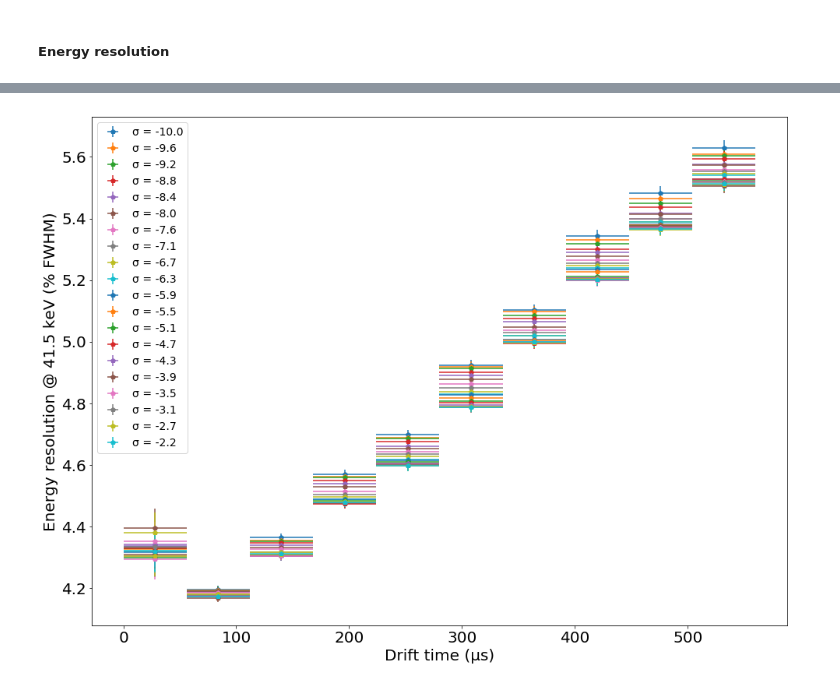
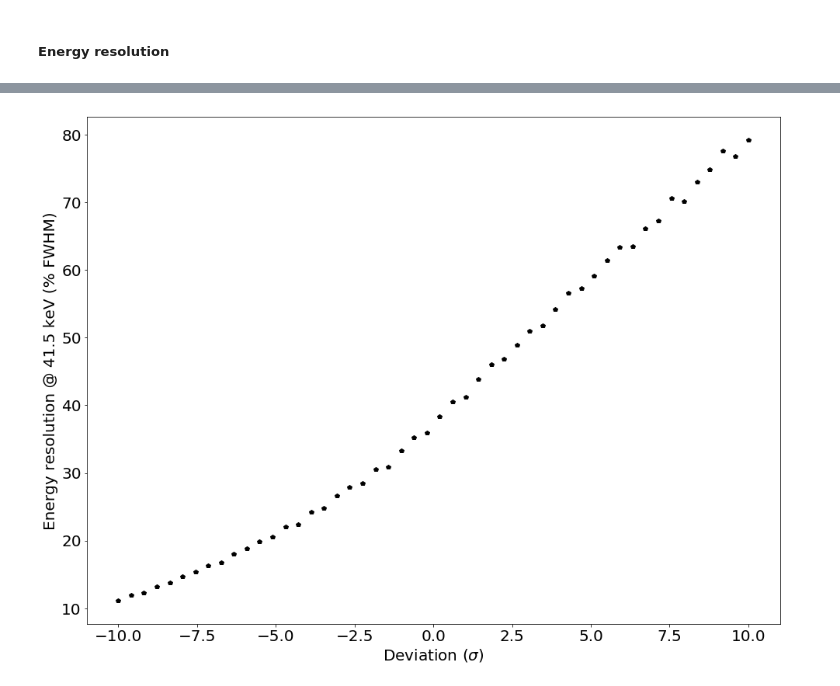
Before and after one commit to gonzaponte/MyNotebooks, a Jupyter notebook: Kr/older_nbs/Kr_systematics_4734-Copy1.ipynb, the cells around one changed output, grey strips where cells are left out. Saved outputs shown, nothing was run; the diff lists cells and outputs as text; code cells hidden in the pictures.

```diff
--- a/Kr/older_nbs/Kr_systematics_4734-Copy1.ipynb
+++ b/Kr/older_nbs/Kr_systematics_4734-Copy1.ipynb
@@ -455,13 +486,5 @@ NoSuchNodeError: group ``/XYcorrections`` does not have a child named ``Geometry
 # %%
-plt.errorbar(sigmas_geo, globalR_geo, globalRu_geo, np.diff(sigmas_geo)[0]/2, "pk")
+plt.errorbar(sigmas_geo, chi2_geo, fmt="pk")
 labels("Deviation ($\sigma$)", "Energy resolution @ 41.5 keV (% FWHM)")
+# %% [output]
+[figure, added]
-# %%
-for i in range(nsigmas_lt):
-    ok = zok_lt[i]
-    plt.errorbar(z_lt[i][ok], zR_lt[i][ok], zRu_lt[i][ok], np.diff(Zcenters)[0]/2,
-                 fmt = "p", label = f"σ = {sigmas_geo[i]:.1f}")
-
-plt.legend(fontsize=14)
-labels("Drift time (µs)", "Energy resolution @ 41.5 keV (% FWHM)")
-# %% [output]
-[figure, removed]
```
Also changed, not shown: parts of 29 cells of this notebook.
